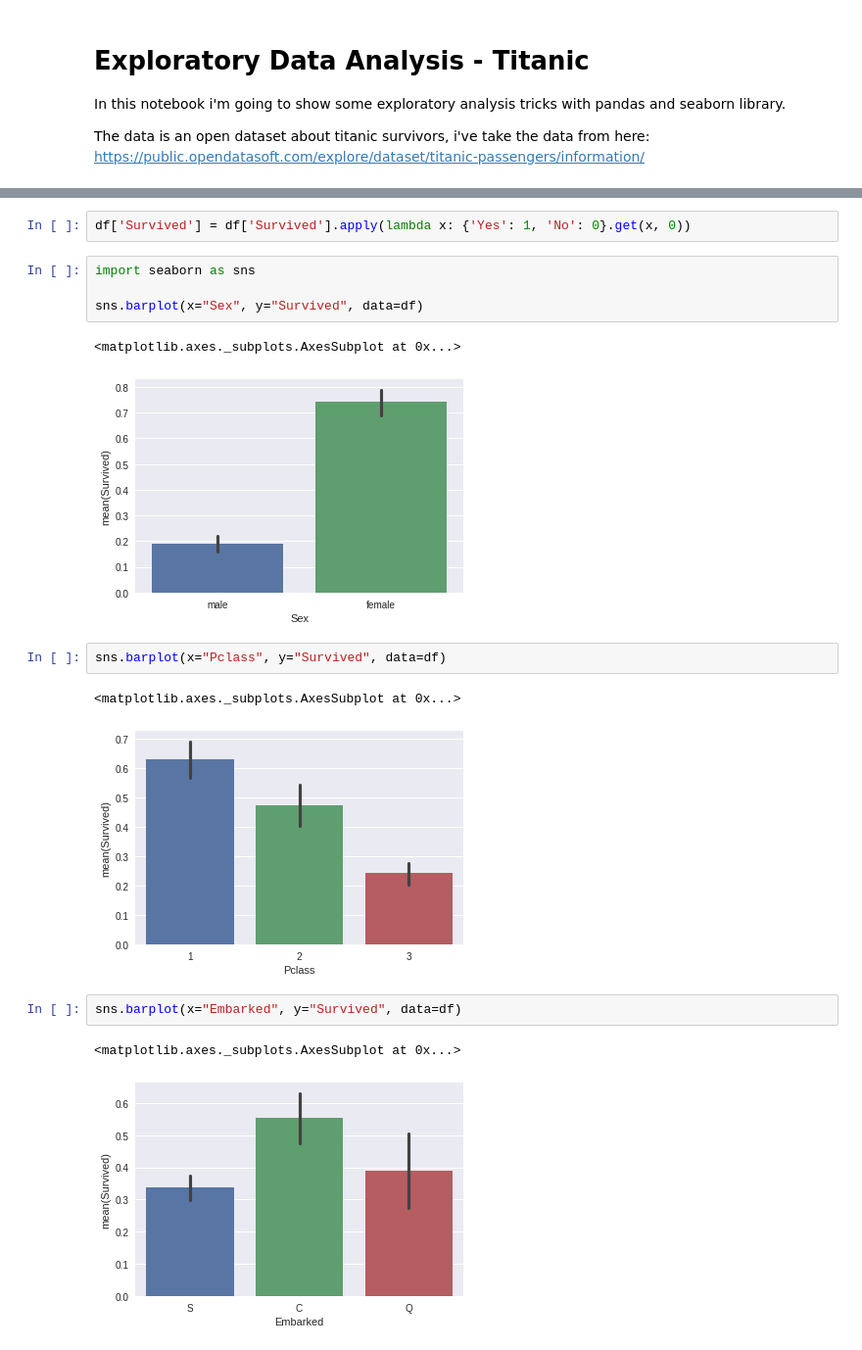
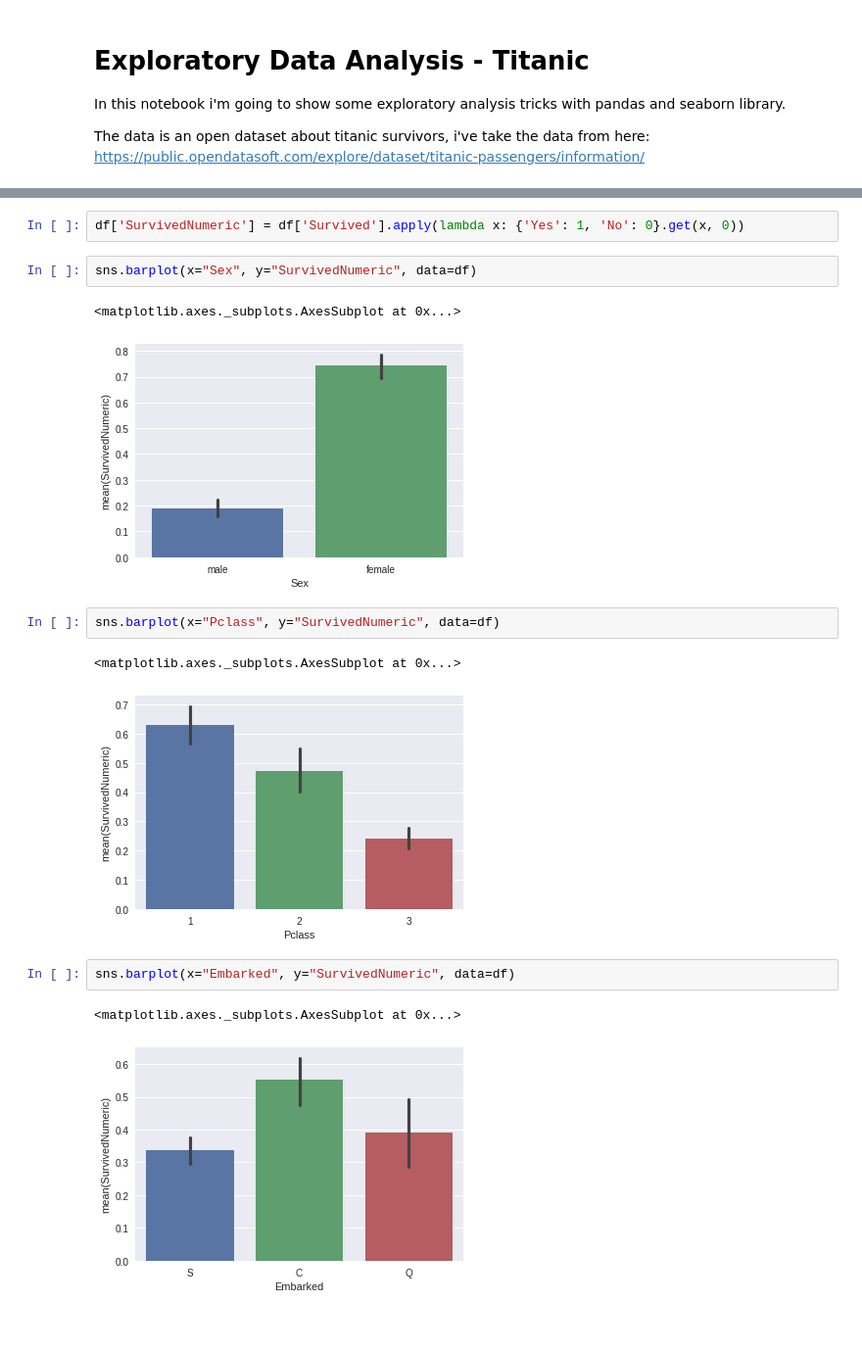
Before and after one commit to EikeDehling/machine-learnings, a Jupyter notebook: exploratory_data_analysis_titanic.ipynb, the cells around one changed output, grey strips where cells are left out. Shown at 98% size. Drawn from its saved outputs; the diff is of its cells as text.

```diff
--- a/exploratory_data_analysis_titanic.ipynb
+++ b/exploratory_data_analysis_titanic.ipynb
@@ -23,21 +25,19 @@ df.head()
 | 227 | Yes | 2 | Mellors, Mr. William John | male | 19.0 | 0 | 0 | SW/PP 751 | 10.5000 | NaN | ... |
 | 241 | No | 3 | Zabour, Miss. Thamine | female | NaN | 1 | 0 | 2665 | 14.4542 | NaN | ... |
 # %%
-df['Survived'] = df['Survived'].apply(lambda x: {'Yes': 1, 'No': 0}.get(x, 0))
+df['SurvivedNumeric'] = df['Survived'].apply(lambda x: {'Yes': 1, 'No': 0}.get(x, 0))
 # %%
-import seaborn as sns
-
-sns.barplot(x="Sex", y="Survived", data=df)
+sns.barplot(x="Sex", y="SurvivedNumeric", data=df)
 # %% [output]
 <matplotlib.axes._subplots.AxesSubplot at 0x...>
-[figure, old version]
+[figure, new version]
 # %%
-sns.barplot(x="Pclass", y="Survived", data=df)
+sns.barplot(x="Pclass", y="SurvivedNumeric", data=df)
 # %% [output]
 <matplotlib.axes._subplots.AxesSubplot at 0x...>
-[figure, old version]
+[figure, new version]
 # %%
-sns.barplot(x="Embarked", y="Survived", data=df)
+sns.barplot(x="Embarked", y="SurvivedNumeric", data=df)
 # %% [output]
 <matplotlib.axes._subplots.AxesSubplot at 0x...>
-[figure, old version]
+[figure, new version]
```
Also changed, not shown: parts of 5 cells of this notebook.
